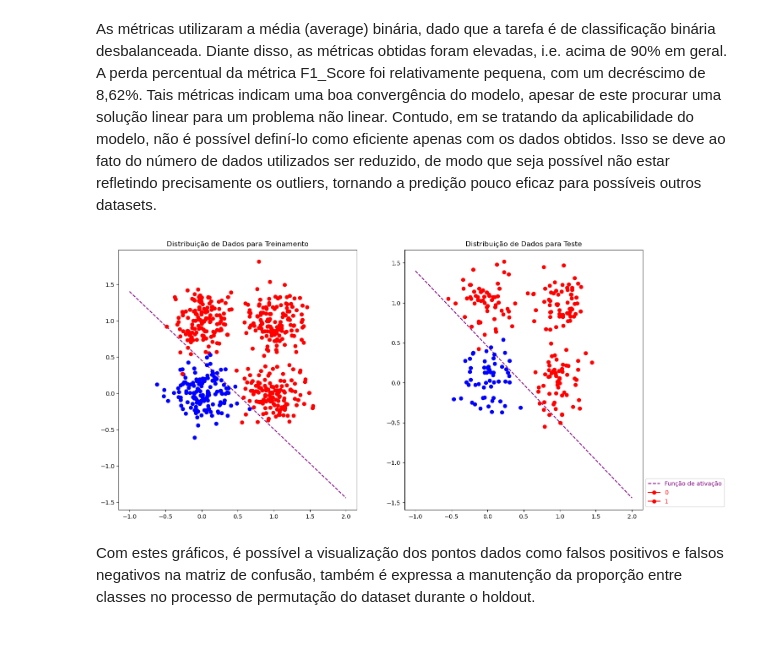
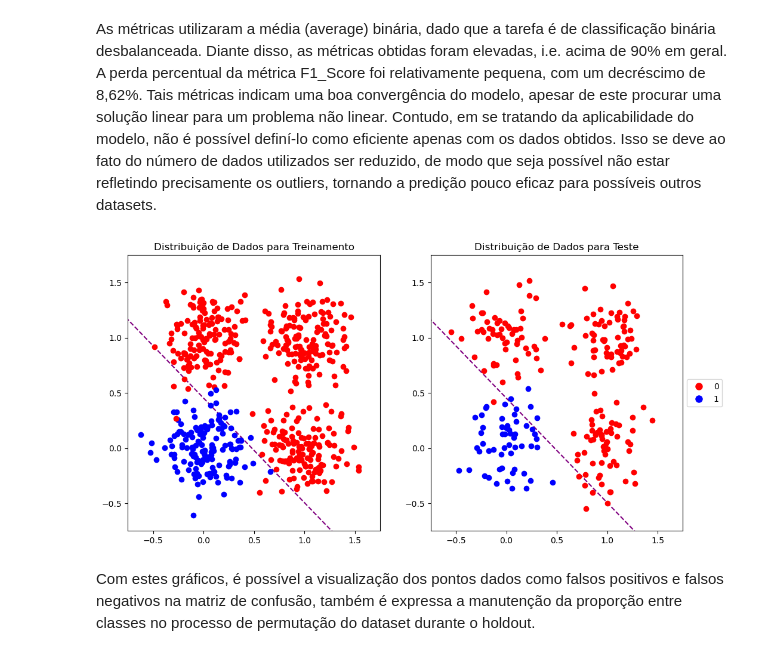
Before and after one commit to yoRitayo/RNA_PP2, a Jupyter notebook: atividade.ipynb, the cells around one changed output. Cells and saved outputs as stored; diff of their text form; code cells hidden in the pictures.

Commit message:
Legenda dos gráficos

```diff
--- a/atividade.ipynb
+++ b/atividade.ipynb
@@ -667,30 +679,40 @@ As métricas utilizaram a média (average) binária, dado que a tarefa é de cla
 # %%
 x = np.arange(-1, 3, 1)
 
 w0, w1, w2 = neuronio_perceptron_holdout.weights
 w0, w1, w2 = w0[0], w1[0], w2[0]
 
 reta = (w0/w2) - (w1/w2) * x
 
-fig, ax = plt.subplots(1, 2, figsize=(16, 8))
+fig, ax = plt.subplots(1, 2, figsize=(12, 6))
 ax[0].plot(x, reta, color='purple', linestyle='--', markersize=0.5)
 ax[1].plot(x, reta, color='purple', linestyle='--', markersize=0.5)
 
 cor = {0 : "red", 1 : "blue"}
 
 for i in range(x_training.shape[0]):
     ax[0].plot(x_training[i][0][0], x_training[i][0][1], marker='o', c = cor[y_training[i]])
 ax[0].set_title("Distribuição de Dados para Treinamento")
 
 for i in range(x_test.shape[0]):
     ax[1].plot(x_test[i][0][0], x_test[i][0][1], marker='o', c = cor[y_test[i]])
 ax[1].set_title("Distribuição de Dados para Teste")
 
-ax[1].legend(("Função de ativação", "0", "1"), loc='lower left', bbox_to_anchor=(1, 0), labelcolor="linecolor")
+legenda = [
+    Line2D([0], [0], marker='o', color='w', label='0',
+           markerfacecolor='red', markersize=10),
+    Line2D([0], [0], marker='o', color='w', label='1',
+           markerfacecolor='blue', markersize=10)
+]
 
+ax[1].legend(handles=legenda, loc='center left', bbox_to_anchor=(1, 0.5))
+ax[0].set_ylim(-0.75, 1.75)
+ax[1].set_ylim(-0.75, 1.75)
+ax[0].set_xlim(-0.75, 1.75)
+ax[1].set_xlim(-0.75, 1.75)
 
 plt.show()
 # %% [output]
-[figure, old version]
+[figure, new version]
 # %% [markdown]
 Com estes gráficos, é possível a visualização dos pontos dados como falsos positivos e falsos negativos na matriz de confusão, também é expressa a manutenção da proporção entre classes no processo de permutação do dataset durante o holdout.
```
Also changed, not shown: parts of 3 cells of this notebook.
